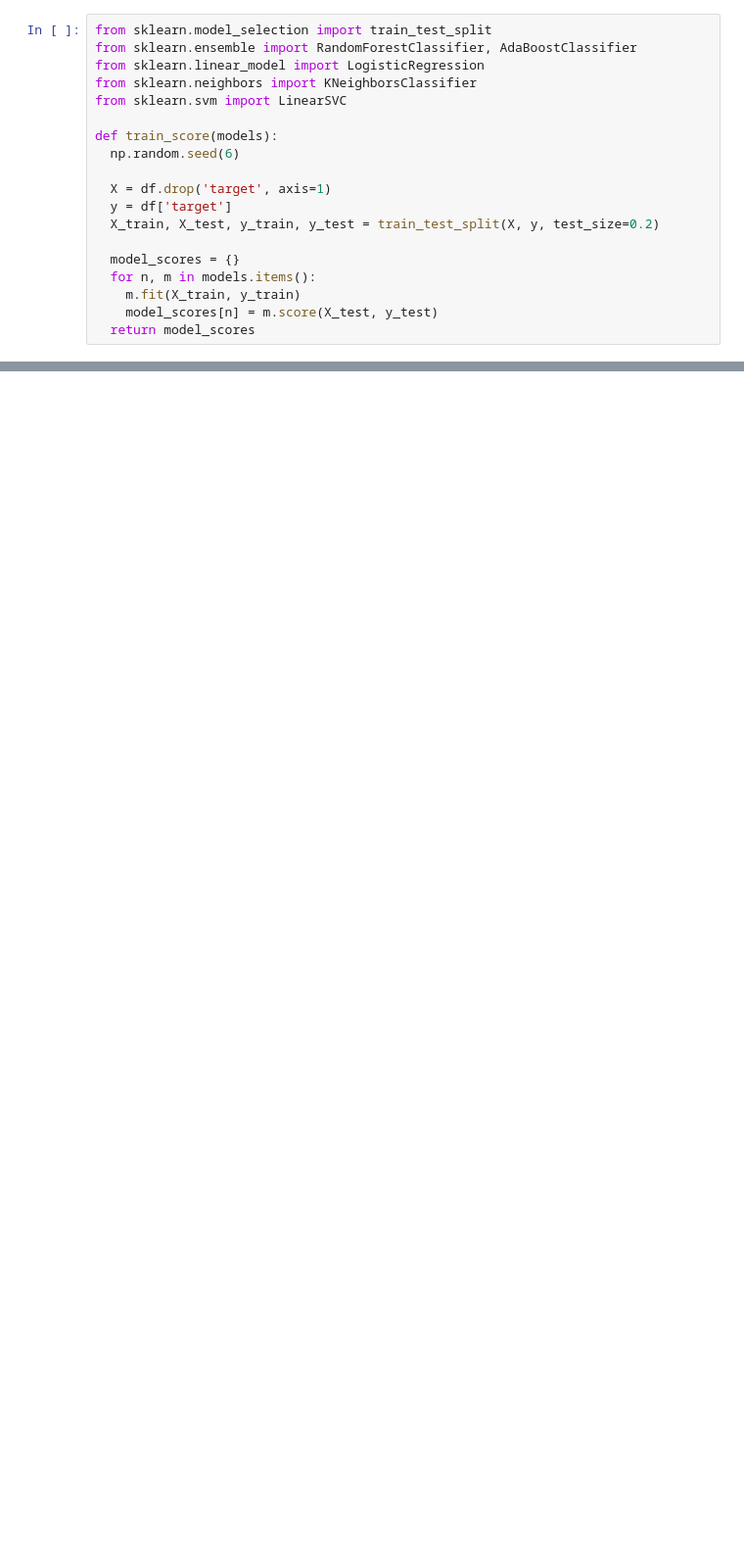
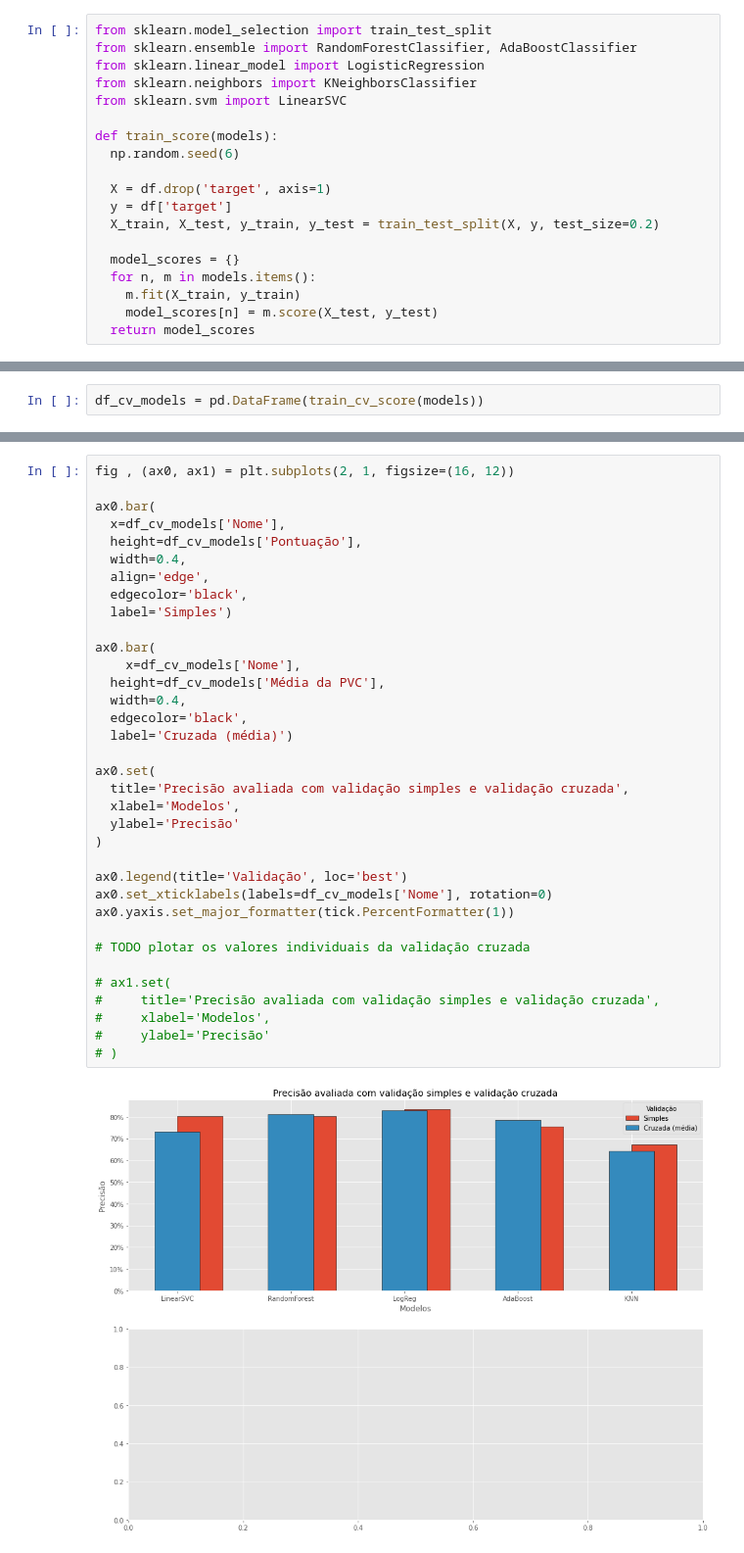
Before and after one commit to pesadaum/heart-disease-analysis, a Jupyter notebook: heart_disease_analysis.ipynb, the cells around one changed output, grey strips where cells are left out. Shown: that part at 98% size. Saved outputs shown, nothing was run; the diff lists cells and outputs as text; blank space fills up the shorter version.

```diff
--- a/heart_disease_analysis.ipynb
+++ b/heart_disease_analysis.ipynb
@@ -284,0 +336,2 @@ ax.legend(model_df.columns)
+# %%
+df_cv_models = pd.DataFrame(train_cv_score(models))
@@ -284,0 +347,37 @@ ax.legend(model_df.columns)
+# %%
+fig , (ax0, ax1) = plt.subplots(2, 1, figsize=(16, 12))
+
+ax0.bar(
+  x=df_cv_models['Nome'],
+  height=df_cv_models['Pontuação'],
+  width=0.4,
+  align='edge',
+  edgecolor='black',
+  label='Simples')
+
+ax0.bar(
+    x=df_cv_models['Nome'],
+  height=df_cv_models['Média da PVC'],
+  width=0.4,
+  edgecolor='black',
+  label='Cruzada (média)')
+
+ax0.set(
+  title='Precisão avaliada com validação simples e validação cruzada',
+  xlabel='Modelos',
+  ylabel='Precisão'
+)
+
+ax0.legend(title='Validação', loc='best')
+ax0.set_xticklabels(labels=df_cv_models['Nome'], rotation=0)
+ax0.yaxis.set_major_formatter(tick.PercentFormatter(1))
+
+# TODO plotar os valores individuais da validação cruzada
+
+# ax1.set(
+#     title='Precisão avaliada com validação simples e validação cruzada',
+#     xlabel='Modelos',
+#     ylabel='Precisão'
+# )
+# %% [output]
+[figure, added]
```
Also changed, not shown: parts of 10 cells of this notebook.
